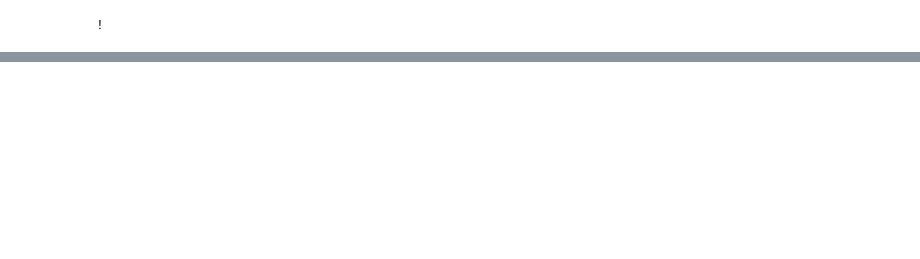
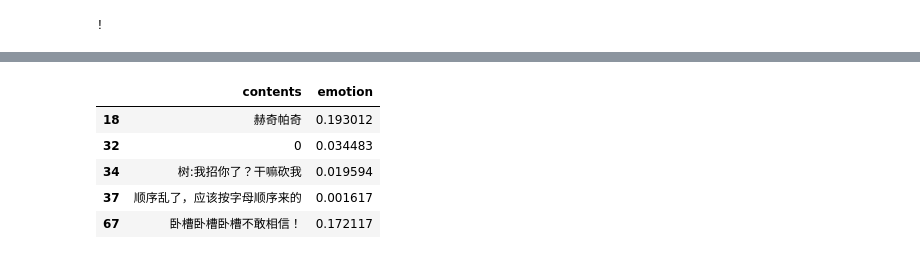
Before and after one commit to SmartChen2005/bullet-screen-analysis, a Jupyter notebook: hp-analysis-bilibili.ipynb, the cells around one changed output, grey strips where cells are left out. Saved outputs shown, nothing was run; the diff lists cells and outputs as text; code cells hidden in the pictures; blank space fills up the shorter version.

```diff
--- a/hp-analysis-bilibili.ipynb
+++ b/hp-analysis-bilibili.ipynb
@@ -134,0 +192,10 @@ print(count)
+# %%
+df_bad=df[df['emotion']<0.2]
+df_bad.head()
+# %% [output]
+|  | contents | emotion |
+| 18 | 赫奇帕奇 | 0.193012 |
+| 32 | 0 | 0.034483 |
+| 34 | 树:我招你了？干嘛砍我 | 0.019594 |
+| 37 | 顺序乱了，应该按字母顺序来的 | 0.001617 |
+| 67 | 卧槽卧槽卧槽不敢相信！ | 0.172117 |
```
Also changed, not shown: parts of 17 cells of this notebook, 8 other files.
